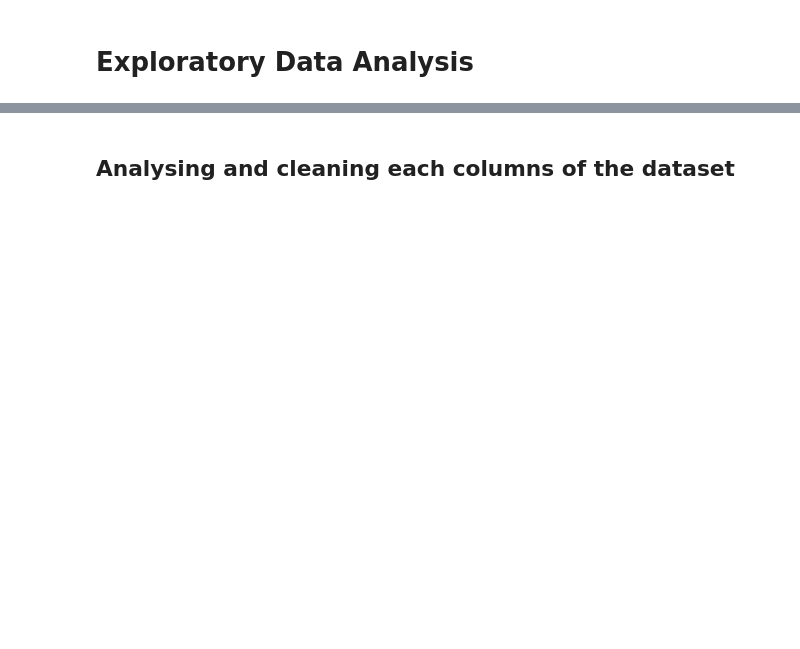
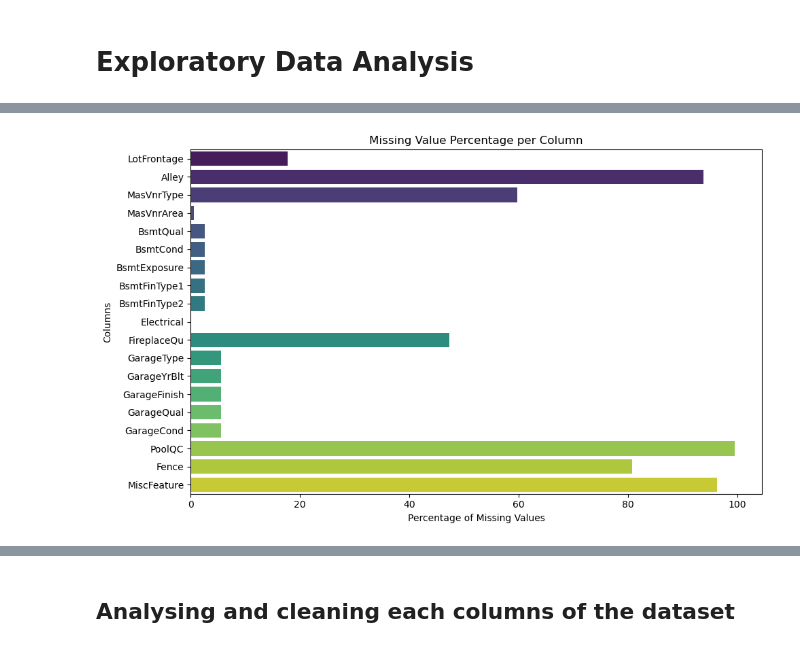
Before and after one commit to Eddythemachine/house_price_competition_kaggle, a Jupyter notebook: notebooks/2.eda2.ipynb, the cells around one changed output, grey strips where cells are left out. Cells and saved outputs as stored; diff of their text form; code cells hidden in the pictures; blank space fills up the shorter version.

```diff
--- a/notebooks/2.eda2.ipynb
+++ b/notebooks/2.eda2.ipynb
@@ -85,0 +33,22 @@ data.head(5)
+# %%
+
+
+# calculate the percentage of missing value per column in the dataset
+missing_percentage = data.isnull().mean() * 100
+
+# Optional: Display only columns with missing values
+missing_percentage = missing_percentage[missing_percentage > 0]
+
+# Print the result
+print(missing_percentage.sort_values(ascending=False))
+# %%
+# visualizing the percentage of missing values per column
+plt.figure(figsize=(10, 6))
+sns.barplot(x=missing_percentage.values, y=missing_percentage.index, palette="viridis")
+plt.xlabel("Percentage of Missing Values")
+plt.ylabel("Columns")
+plt.title("Missing Value Percentage per Column")
+plt.tight_layout()
+plt.show()
+# %% [output]
+[figure, added]
```
Also changed, not shown: parts of 18 cells of this notebook.
